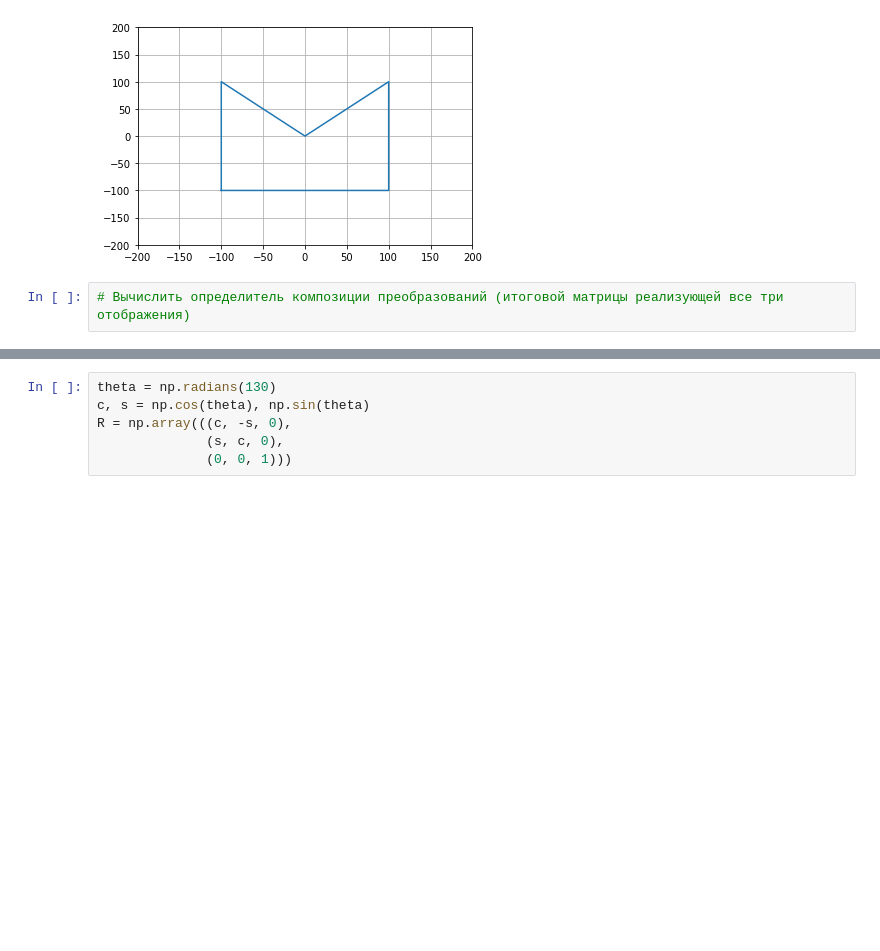
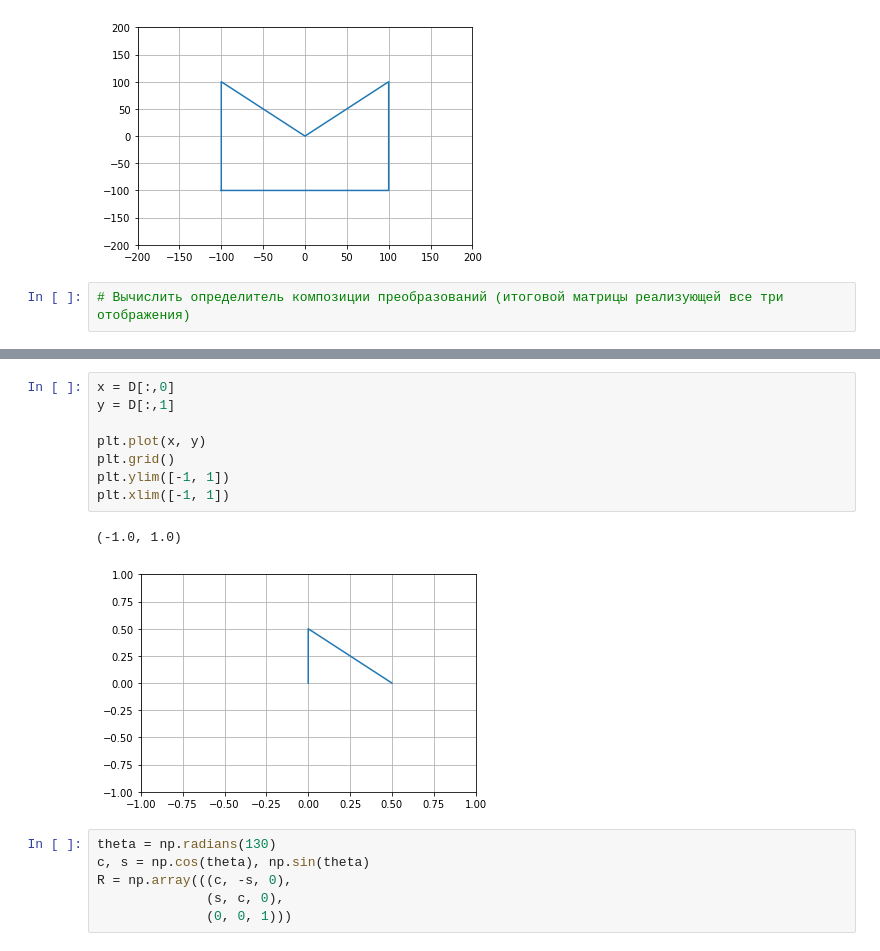
Before and after one commit to natkhosh/pyda_homeworks, a Jupyter notebook: 05_Maths_for_Data_Science/HW3_Advanced_Linear_Algebra.ipynb, the cells around one changed output, grey strips where cells are left out. Saved outputs shown, nothing was run; the diff lists cells and outputs as text; blank space fills up the shorter version.

```diff
--- a/05_Maths_for_Data_Science/HW3_Advanced_Linear_Algebra.ipynb
+++ b/05_Maths_for_Data_Science/HW3_Advanced_Linear_Algebra.ipynb
@@ -117,3 +129,14 @@ array([[2, 0, 0],
+# %%
+x = D[:,0]
+y = D[:,1]
+
+plt.plot(x, y)
+plt.grid()
+plt.ylim([-1, 1])
+plt.xlim([-1, 1])
+# %% [output]
+(-1.0, 1.0)
+[figure, added]
 # %%
 theta = np.radians(130)
 c, s = np.cos(theta), np.sin(theta)
```
Also changed, not shown: parts of 5 cells of this notebook.
